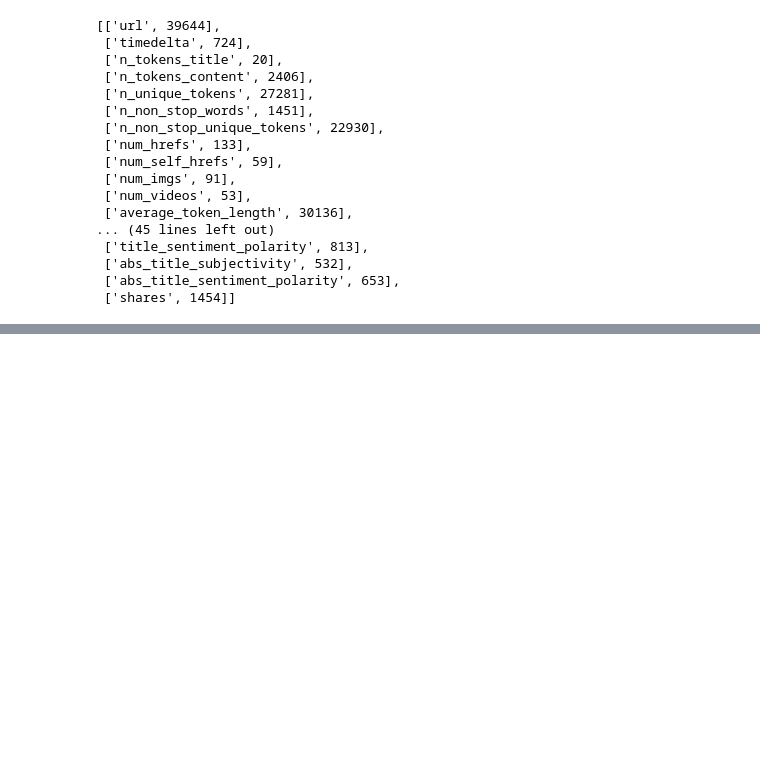
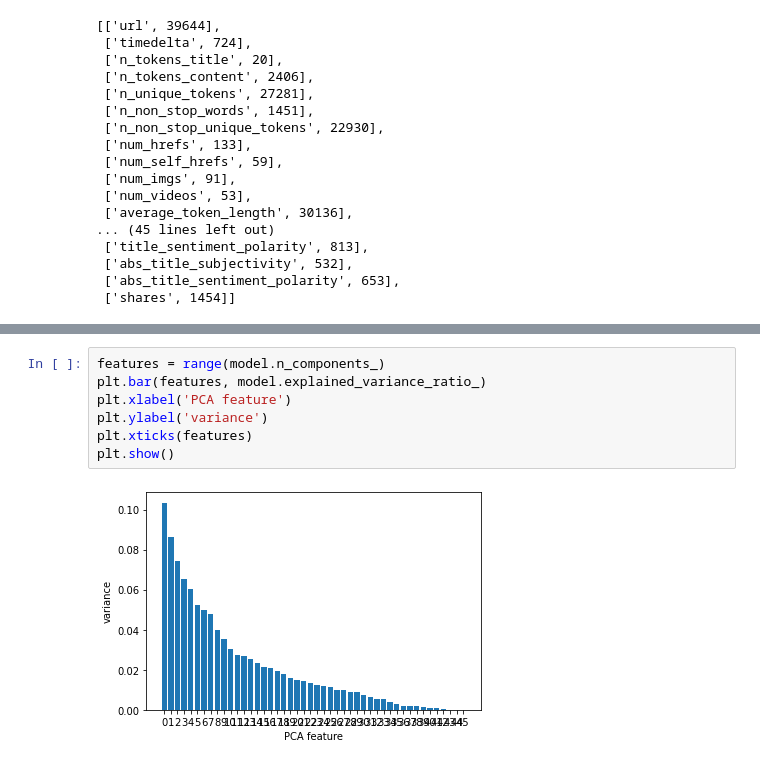
Before and after one commit to davialvesguerra/trainee-iee, a Jupyter notebook: 2º_Período.ipynb, the cells around one changed output, grey strips where cells are left out. Cells and saved outputs as stored; diff of their text form; blank space fills up the shorter version.

```diff
--- a/2º_Período.ipynb
+++ b/2º_Período.ipynb
@@ -103,0 +175,9 @@ Afim de trabalha somente com as variáveis numéricas, vamos transformar essas p
+# %%
+features = range(model.n_components_)
+plt.bar(features, model.explained_variance_ratio_)
+plt.xlabel('PCA feature')
+plt.ylabel('variance')
+plt.xticks(features)
+plt.show()
+# %% [output]
+[figure, added]
```
Also changed, not shown: parts of 24 cells of this notebook.
